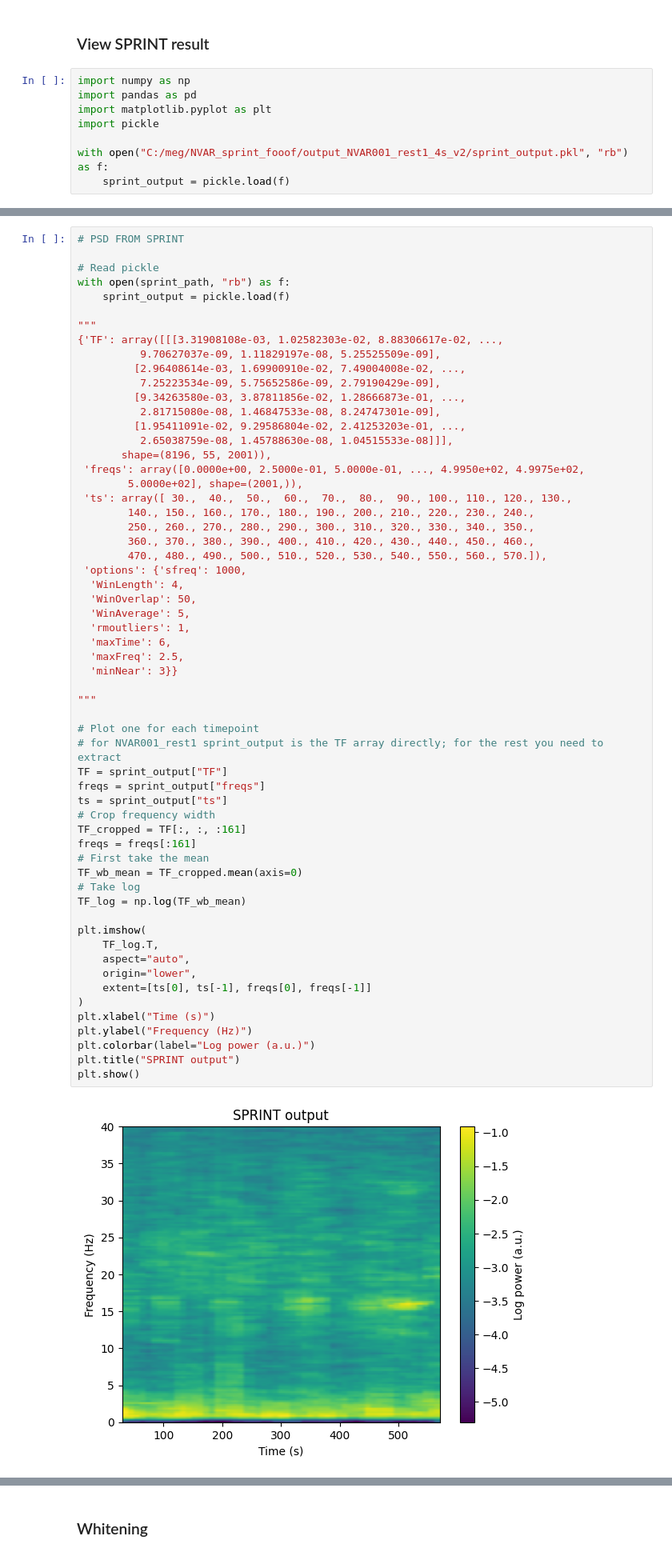
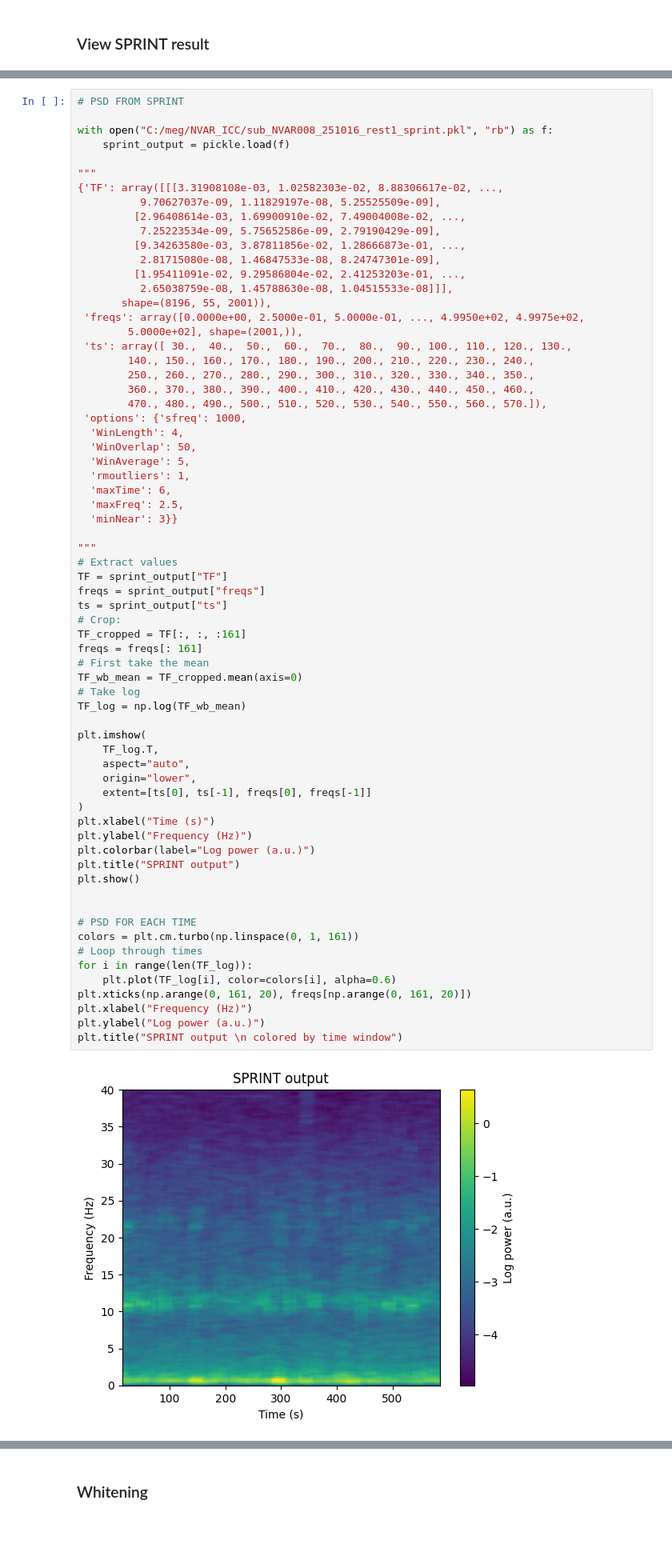
Before and after one commit to isabel-wilson/NVAR_scripts, a Jupyter notebook: 0217_plot_param.ipynb, the cells around one changed output, grey strips where cells are left out. Shown at 80% size. Saved outputs shown, nothing was run; the diff lists cells and outputs as text; blank space fills up the shorter version.

```diff
--- a/0217_plot_param.ipynb
+++ b/0217_plot_param.ipynb
@@ -139,10 +70,2 @@ for keyword in ["beta_pw", "exponent", "offset", "error"]:
 # %% [markdown]
 ### View SPRINT result
-# %%
-import numpy as np
-import pandas as pd
-import matplotlib.pyplot as plt
-import pickle
-
-with open("C:/meg/NVAR_sprint_fooof/output_NVAR001_rest1_4s_v2/sprint_output.pkl", "rb") as f:
-    sprint_output = pickle.load(f)
@@ -168,8 +72,7 @@ with open("C:/meg/NVAR_sprint_fooof/output_NVAR001_rest1_4s_v2/sprint_output.pkl
 # %%
 # PSD FROM SPRINT
 
-# Read pickle
-with open(sprint_path, "rb") as f:
+with open("C:/meg/NVAR_ICC/sub_NVAR008_251016_rest1_sprint.pkl", "rb") as f:
     sprint_output = pickle.load(f)
 
 """
@@ -193,36 +96,45 @@ with open(sprint_path, "rb") as f:
   'WinLength': 4,
   'WinOverlap': 50,
   'WinAverage': 5,
   'rmoutliers': 1,
   'maxTime': 6,
   'maxFreq': 2.5,
   'minNear': 3}}
 
 """
-
-# Plot one for each timepoint
-# for NVAR001_rest1 sprint_output is the TF array directly; for the rest you need to extract
+# Extract values
 TF = sprint_output["TF"]
 freqs = sprint_output["freqs"]
 ts = sprint_output["ts"]
-# Crop frequency width
+# Crop:
 TF_cropped = TF[:, :, :161]
-freqs = freqs[:161]
+freqs = freqs[: 161]
 # First take the mean
 TF_wb_mean = TF_cropped.mean(axis=0)
 # Take log
 TF_log = np.log(TF_wb_mean)
 
 plt.imshow(
     TF_log.T,
     aspect="auto",
     origin="lower",
     extent=[ts[0], ts[-1], freqs[0], freqs[-1]]
 )
 plt.xlabel("Time (s)")
 plt.ylabel("Frequency (Hz)")
 plt.colorbar(label="Log power (a.u.)")
 plt.title("SPRINT output")
 plt.show()
+
+
+# PSD FOR EACH TIME
+colors = plt.cm.turbo(np.linspace(0, 1, 161))
+# Loop through times
+for i in range(len(TF_log)):
+    plt.plot(TF_log[i], color=colors[i], alpha=0.6)
+plt.xticks(np.arange(0, 161, 20), freqs[np.arange(0, 161, 20)])
+plt.xlabel("Frequency (Hz)")
+plt.ylabel("Log power (a.u.)")
+plt.title("SPRINT output \n colored by time window")
 # %% [output]
-[figure, old version]
+[figure, new version]
```
Also changed, not shown: parts of 6 cells of this notebook, 5 other files.
